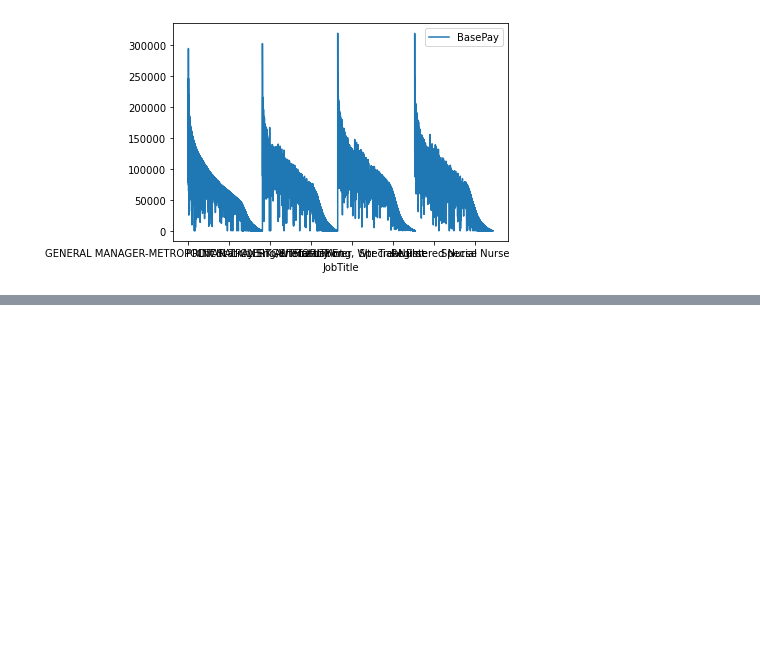
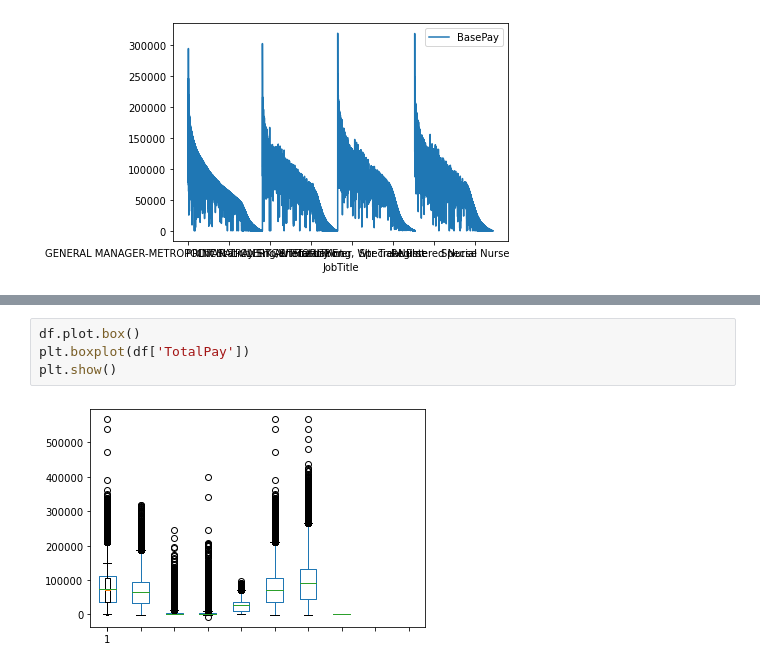
Before and after one commit to AbdullahKimrigh/California-s-Largest-Public-Pay-and-Pension-Database, a Jupyter notebook: Project1_DSND.ipynb, the cells around one changed output, grey strips where cells are left out. Drawn from its saved outputs; the diff is of its cells as text; blank space fills up the shorter version.

```diff
--- a/Project1_DSND.ipynb
+++ b/Project1_DSND.ipynb
@@ -269,0 +265,6 @@ plt.show()
+# %%
+df.plot.box()
+plt.boxplot(df['TotalPay'])
+plt.show()
+# %% [output]
+[figure, added]
```
Also changed, not shown: parts of 4 cells of this notebook.
